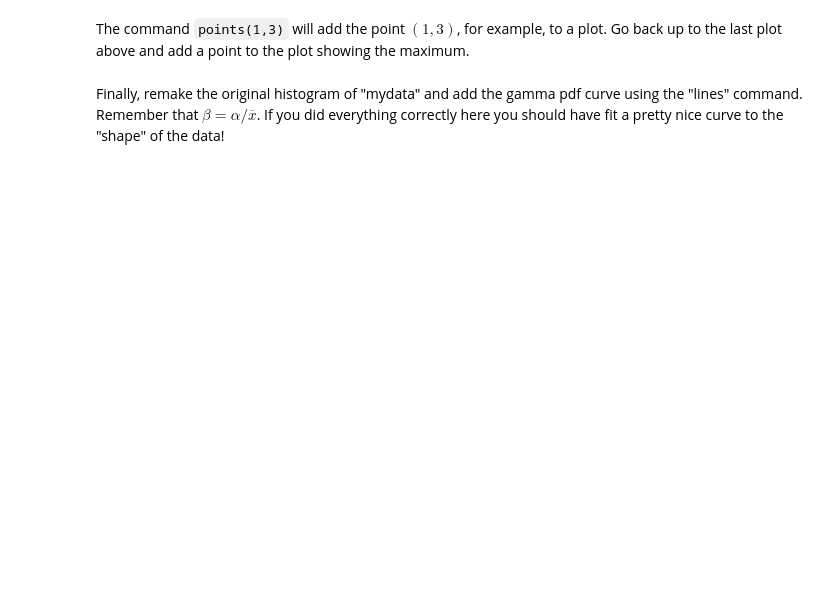
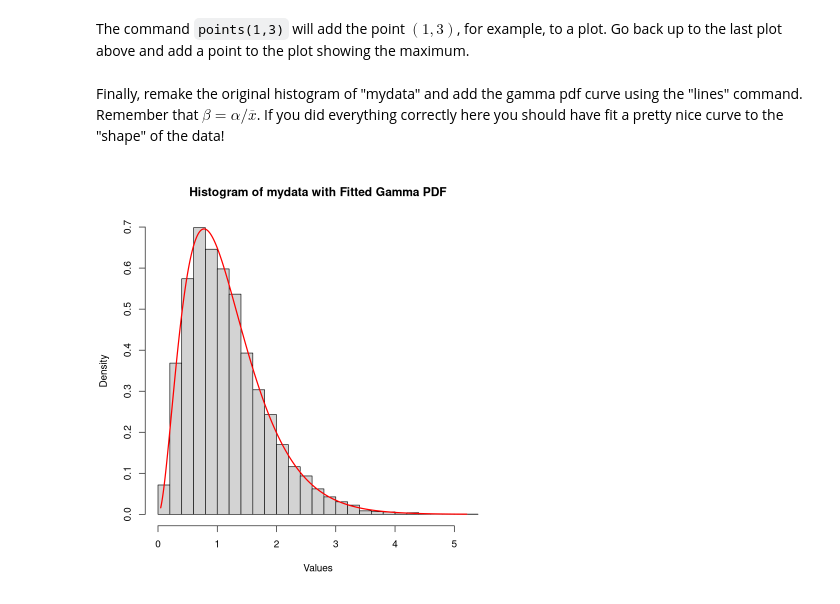
Before and after one commit to gareytwin1/statistical-estimation, a Jupyter notebook: Module3/M3_autograded.ipynb, the cells around one changed output. Cells and saved outputs as stored; diff of their text form; code cells hidden in the pictures; blank space fills up the shorter version.

```diff
--- a/Module3/M3_autograded.ipynb
+++ b/Module3/M3_autograded.ipynb
@@ -147,3 +210,21 @@ optimize(myfunction,lower=2.2,upper=4,maximum=TRUE)
 The command <code>points(1,3)</code> will add the point $(1,3)$, for example, to a plot. Go back up to the last plot above and add a point to the plot showing the maximum.
 # %% [markdown]
 Finally, remake the original histogram of "mydata" and add the gamma pdf curve using the "lines" command. Remember that $\beta=\alpha/\overline{x}$. If you did everything correctly here you should have fit a pretty nice curve to the "shape" of the data!
+# %%
+# Estimate alpha and beta
+alpha.hat <- alpha[which.max(p3.ell)]
+beta.hat  <- alpha.hat / mean(mydata)
+
+# Remake histogram with density on y-axis
+p3.hist <- hist(mydata,
+                probability = TRUE,
+                breaks = br,
+                main = "Histogram of mydata with Fitted Gamma PDF",
+                xlab = "Values")
+
+# Add fitted gamma pdf curve
+xvals <- seq(min(mydata), max(mydata), length.out = 500)
+lines(xvals, dgamma(xvals, shape = alpha.hat, rate = beta.hat),
+      col = "red", lwd = 2)
+# %% [output]
+[figure, added]
```
Also changed, not shown: parts of 16 cells of this notebook.
